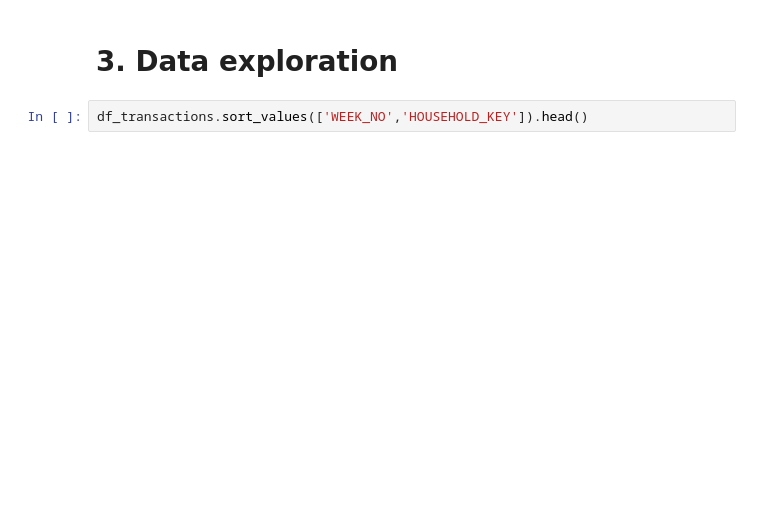
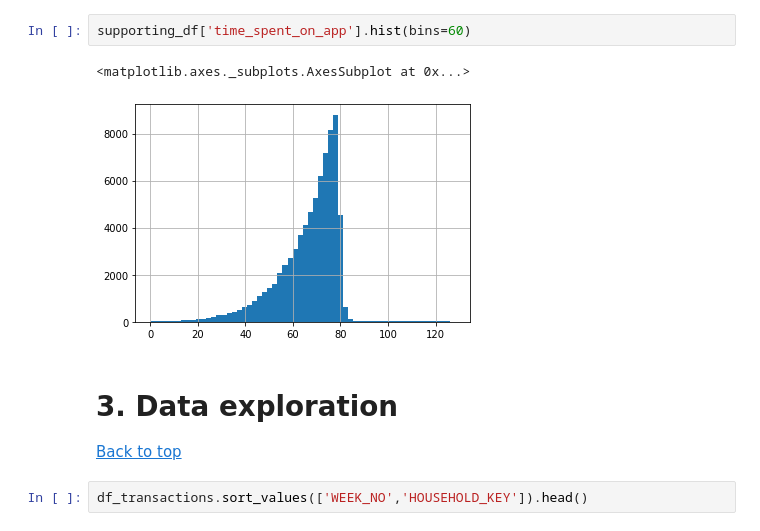
Before and after one commit to robmoratore/ShellDnA, a Jupyter notebook: DnA 2.0/cleaned main notebook.ipynb, the cells around one changed output. Drawn from its saved outputs; the diff is of its cells as text; blank space fills up the shorter version.

```diff
--- a/DnA 2.0/cleaned main notebook.ipynb
+++ b/DnA 2.0/cleaned main notebook.ipynb
@@ -284,5 +270,11 @@ Data loading complete!
+# %%
+supporting_df['time_spent_on_app'].hist(bins=60)
+# %% [output]
+<matplotlib.axes._subplots.AxesSubplot at 0x...>
+[figure, added]
 # %% [markdown]
 # 3. Data exploration <a class="anchor" id="init_edit"></a>
+[Back to top](#menu)
 # %%
 df_transactions.sort_values(['WEEK_NO','HOUSEHOLD_KEY']).head()
 # %% [output]
```
Also changed, not shown: parts of 41 cells of this notebook, 1 other file.
